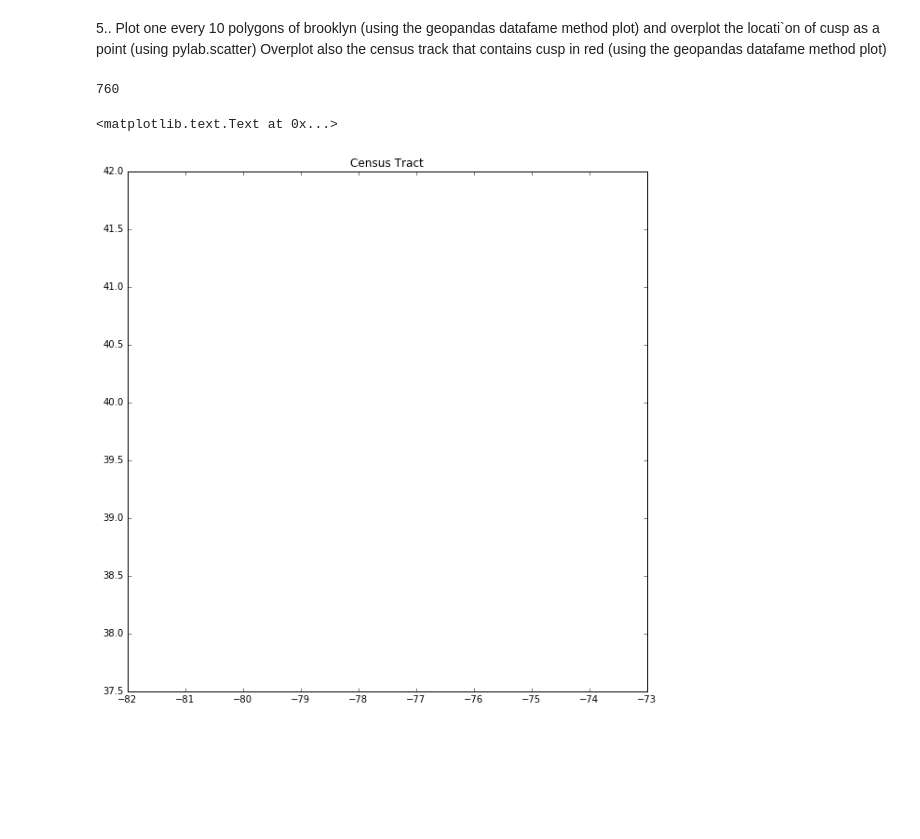
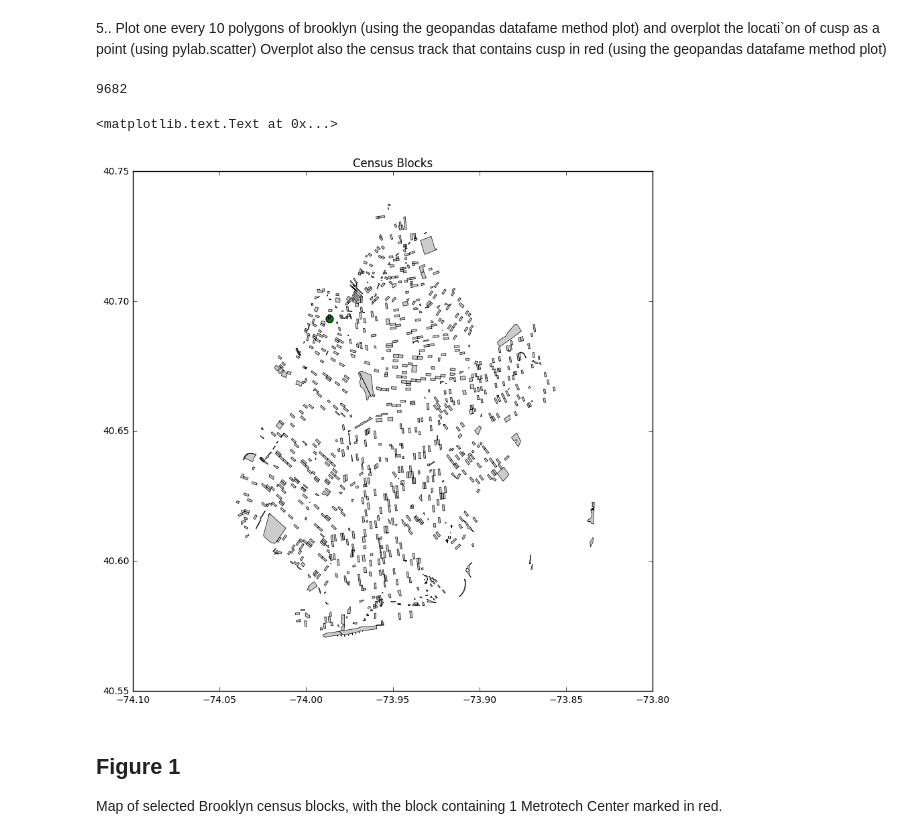
Before and after one commit to alephcero/PUI2016_fdg224, a Jupyter notebook: HW11_fdg224/HW11_1_fdg224.ipynb, the cells around one changed output. Saved outputs shown, nothing was run; the diff lists cells and outputs as text; code cells hidden in the pictures; blank space fills up the shorter version.

```diff
--- a/HW11_fdg224/HW11_1_fdg224.ipynb
+++ b/HW11_fdg224/HW11_1_fdg224.ipynb
@@ -110,5 +87,5 @@ ct_brk.geometry.contains(cuspPoint).sum()
 # %%
-ct_brk['cusp']= ct_brk.geometry.contains(cusp)
+ct_brk['cusp']= ct_brk.geometry.contains(cuspPoint)
 ct_brk[ct_brk.cusp]
 # %% [output]
 |  | BCTCB2010 | BoroCode | BoroName | CB2010 | CT2010 | Shape_Area | Shape_Leng | geometry | cusp |
@@ -117,21 +95,24 @@ ct_brk[ct_brk.cusp]
 and overplot the locati`on of cusp as a point (using pylab.scatter)
 Overplot also the census track that contains cusp in red (using the geopandas datafame method plot)
 # %%
-ct_latlon.shape[0]
+ct_brk.shape[0]
 # %% [output]
-760
+9682
 # %%
-ct_latlon['forPlot'] = [i%10 == 0 for i in range(ct_latlon.shape[0])]
+ct_brk['forPlot'] = [i%10 == 0 for i in range(ct_brk.shape[0])]
 # %%
 f, ax = plt.subplots(figsize=(10,10))
 #ax.get_xaxis().set_visible(False)
 #ax.get_yaxis().set_visible(False)
 
-#ct_latlon[ct_latlon.cusp].plot(color = 'red', alpha=1,linewidth=0.5,ax=ax)
-ct_latlon.plot(color = 'gray', alpha=.40,linewidth=0.5,ax=ax)
-#ct_latlon[ct_latlon.forPlot].plot(color = 'gray', alpha=.40,linewidth=0.5,ax=ax)
-#ax.scatter(cusp.x,cusp.y,c='green',s=80)
-plt.title("Census Tract")
+ct_brk[ct_brk.cusp].plot(color = 'red', alpha=1,linewidth=0.5,ax=ax)
+#ct_brk.plot(color = 'gray', alpha=.40,linewidth=0.5,ax=ax)
+ct_brk[ct_brk.forPlot].plot(color = 'gray', alpha=.40,linewidth=0.5,ax=ax)
+ax.scatter(cuspPoint.x,cuspPoint.y,c='green',s=60)
+plt.title("Census Blocks")
 # %% [output]
 <matplotlib.text.Text at 0x...>
-[figure, old version]
+[figure, new version]
+# %% [markdown]
+## Figure 1
+Map of selected Brooklyn census blocks, with the block containing 1 Metrotech Center marked in red.
```
Also changed, not shown: parts of 6 cells of this notebook.
